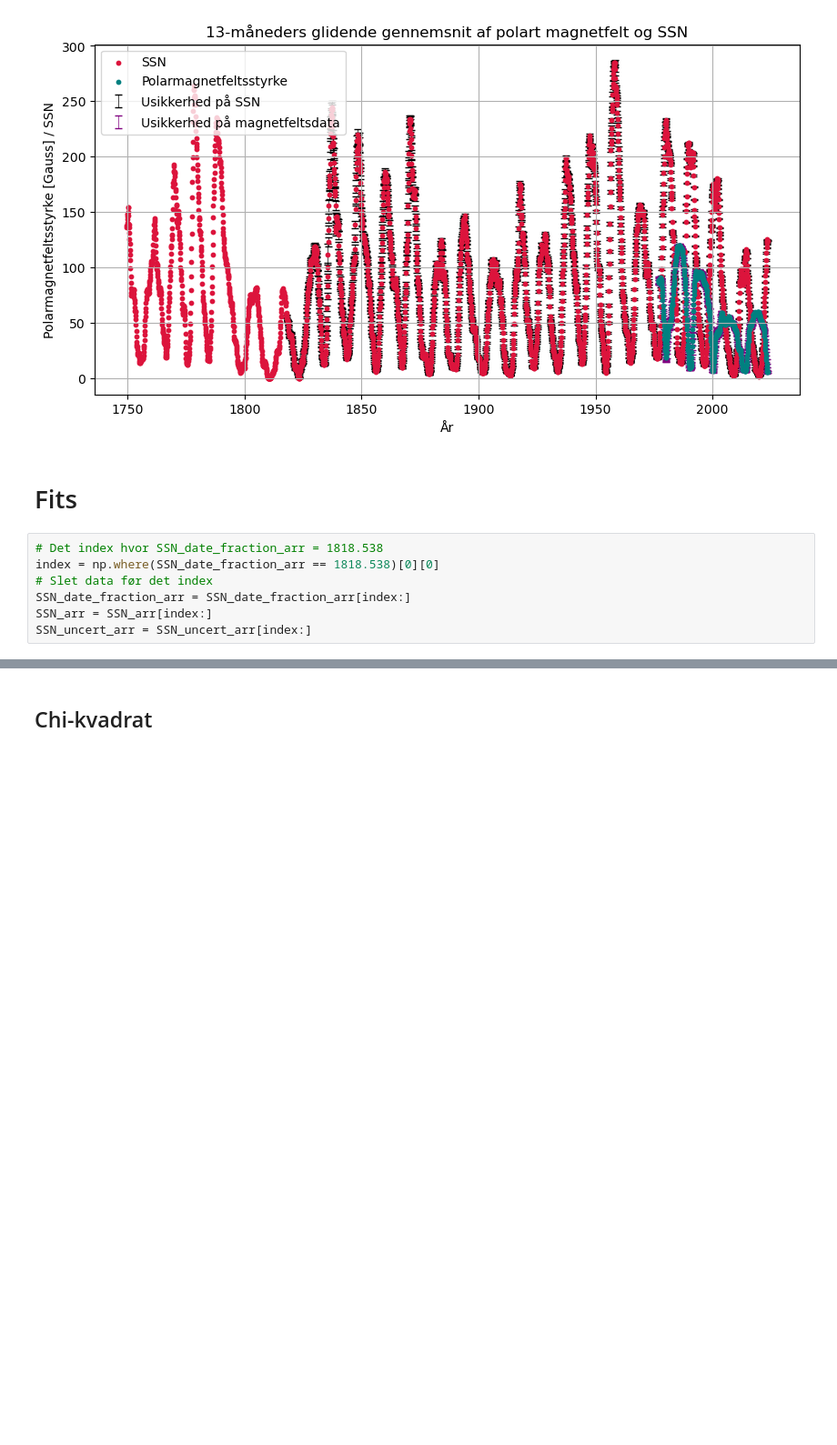
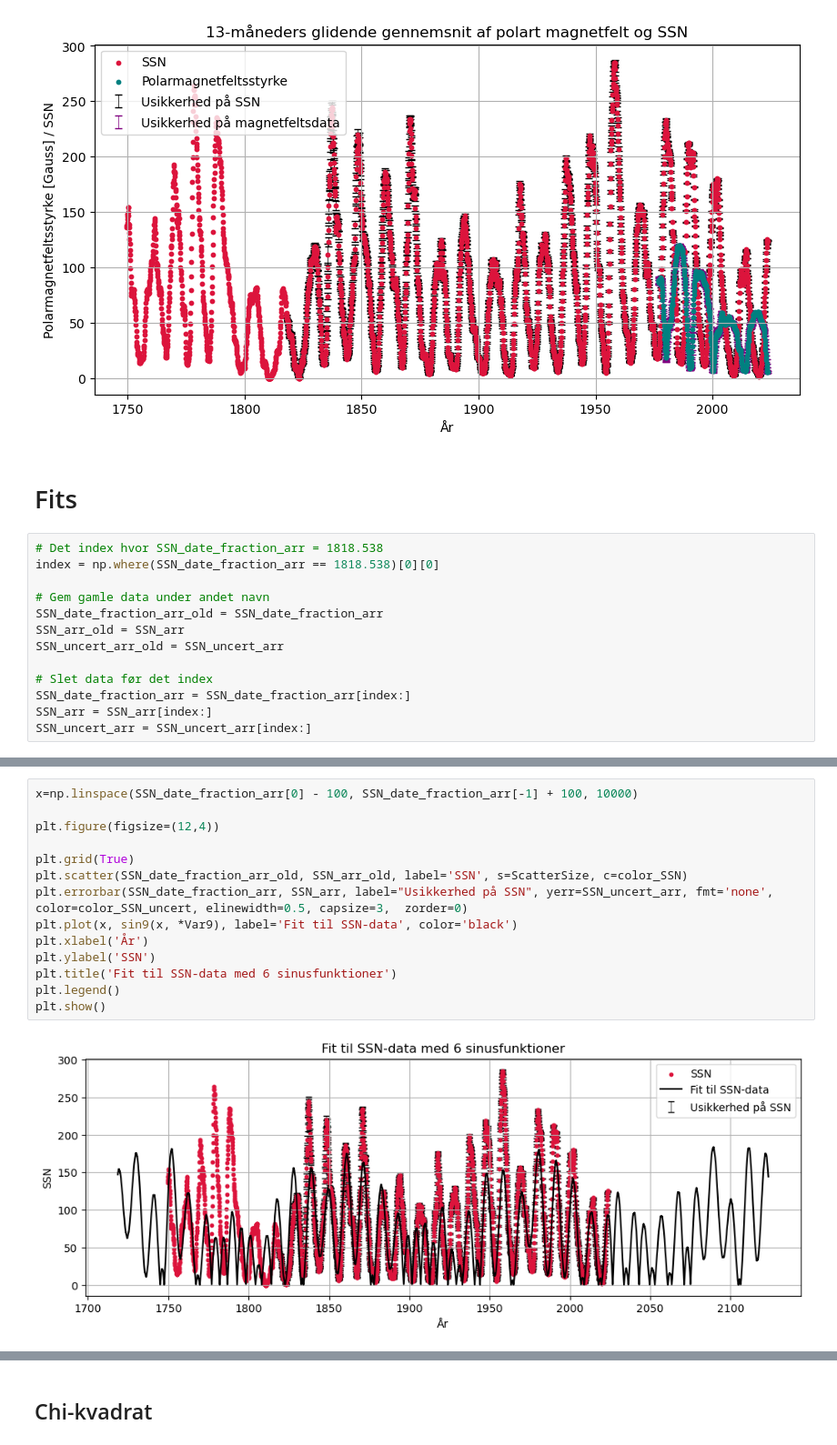
Before and after one commit to Focus9752/Solpletter_projekt, a Jupyter notebook: Magnus carlsen/Endelig.ipynb, the cells around one changed output, grey strips where cells are left out. Shown: that part at 91% size. Drawn from its saved outputs; the diff is of its cells as text; blank space fills up the shorter version.

```diff
--- a/Magnus carlsen/Endelig.ipynb
+++ b/Magnus carlsen/Endelig.ipynb
@@ -58,6 +58,12 @@ plt.show()
 # %%
 # Det index hvor SSN_date_fraction_arr = 1818.538
 index = np.where(SSN_date_fraction_arr == 1818.538)[0][0]
+
+# Gem gamle data under andet navn
+SSN_date_fraction_arr_old = SSN_date_fraction_arr
+SSN_arr_old = SSN_arr
+SSN_uncert_arr_old = SSN_uncert_arr
+
 # Slet data før det index
 SSN_date_fraction_arr = SSN_date_fraction_arr[index:]
 SSN_arr = SSN_arr[index:]
@@ -100,3 +156,19 @@ Var6 , Cov6 = curve_fit(sin6 , SSN_date_fraction_arr , SSN_arr , sigma=SSN_uncer
+# %%
+x=np.linspace(SSN_date_fraction_arr[0] - 100, SSN_date_fraction_arr[-1] + 100, 10000)
+
+plt.figure(figsize=(12,4))
+
+plt.grid(True)
+plt.scatter(SSN_date_fraction_arr_old, SSN_arr_old, label='SSN', s=ScatterSize, c=color_SSN)
+plt.errorbar(SSN_date_fraction_arr, SSN_arr, label="Usikkerhed på SSN", yerr=SSN_uncert_arr, fmt='none', color=color_SSN_uncert, elinewidth=0.5, capsize=3,  zorder=0)
+plt.plot(x, sin9(x, *Var9), label='Fit til SSN-data', color='black')
+plt.xlabel('År')
+plt.ylabel('SSN')
+plt.title('Fit til SSN-data med 6 sinusfunktioner')
+plt.legend()
+plt.show()
+# %% [output]
+[figure, added]
 # %%
 x=np.linspace(SSN_date_fraction_arr[0], SSN_date_fraction_arr[-1] + 100, 10000)
 
```
Also changed, not shown: parts of 11 cells of this notebook, 3 other files.
